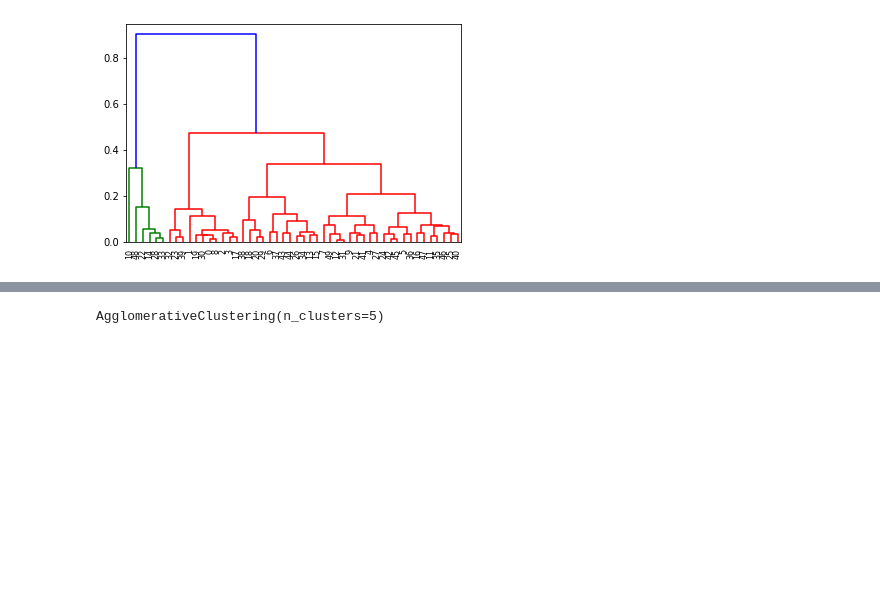
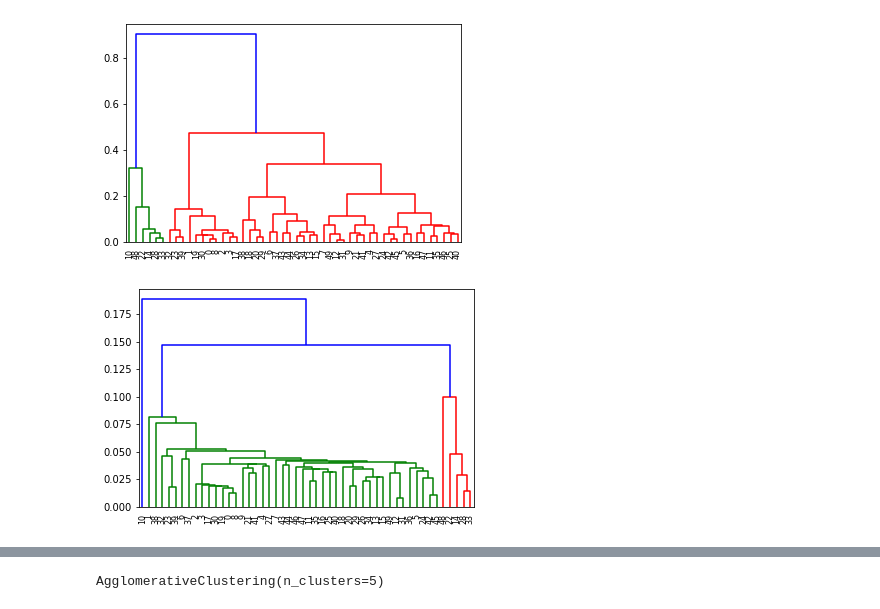
Before and after one commit to Manu-Gr/Heirarchical-CLustering---Crime-Dataset, a Jupyter notebook: Hierarchical_Clustering_Assignment_Crime_Dataset.ipynb, the cells around one changed output, grey strips where cells are left out. Cells and saved outputs as stored; diff of their text form; code cells hidden in the pictures; blank space fills up the shorter version.

```diff
--- a/Hierarchical_Clustering_Assignment_Crime_Dataset.ipynb
+++ b/Hierarchical_Clustering_Assignment_Crime_Dataset.ipynb
@@ -118,3 +118,8 @@ crime_norm
 dendrogram = sch.dendrogram(sch.linkage(crime_norm, method='complete'))
 # %% [output]
 [figure]
+# %%
+# create dendrogram
+dendrogram1 = sch.dendrogram(sch.linkage(crime_norm, method='single'))
+# %% [output]
+[figure, added]
```
Also changed, not shown: parts of 3 cells of this notebook.
